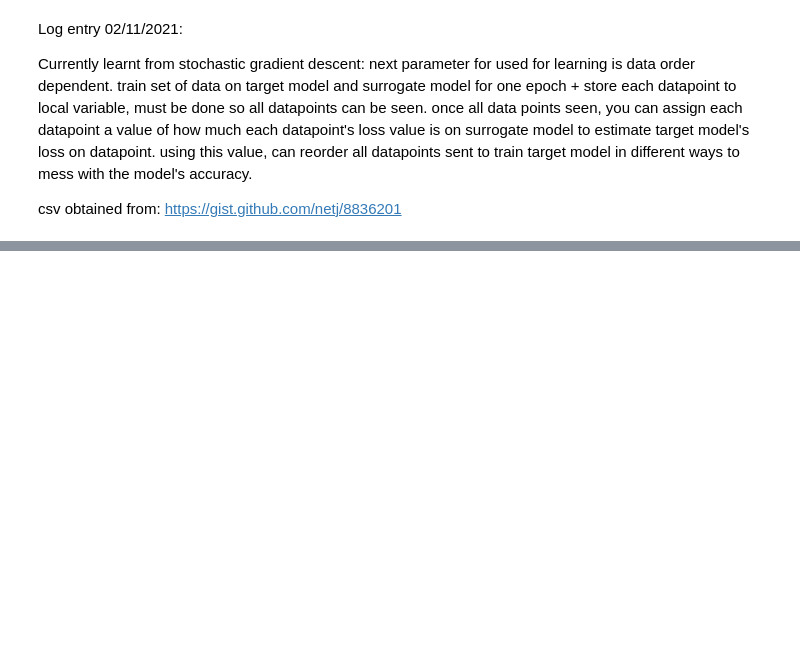
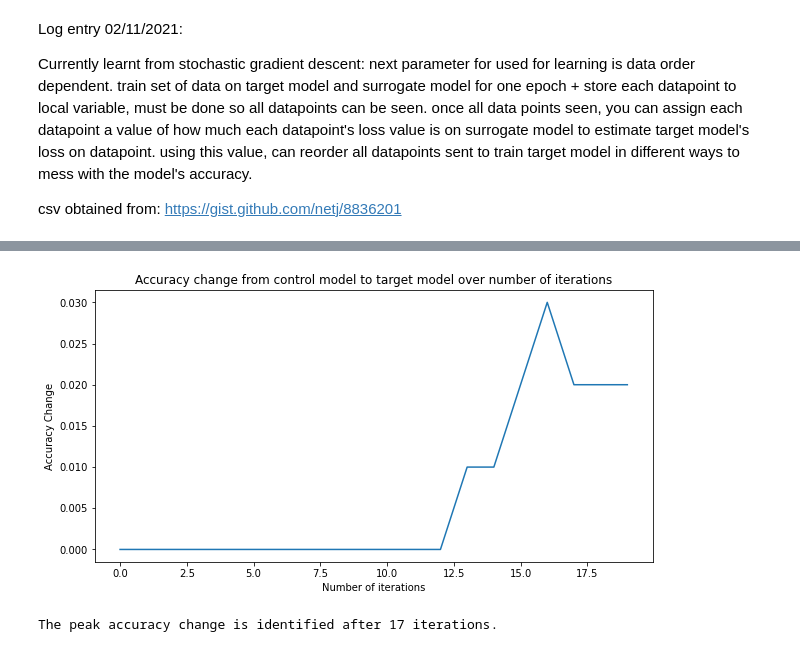
Before and after one commit to Shahiriyo/CS310-DataPoisoning-Project, a Jupyter notebook: DataOrderingSGD.ipynb, the cells around one changed output, grey strips where cells are left out. Saved outputs shown, nothing was run; the diff lists cells and outputs as text; code cells hidden in the pictures; blank space fills up the shorter version.

```diff
--- a/DataOrderingSGD.ipynb
+++ b/DataOrderingSGD.ipynb
@@ -125,0 +277,12 @@ Average change in approximation error from target model to prediction model:  3.
+# %%
+
+plt.plot(range(NUM_ITER), accuracies)
+plt.xlabel('Number of iterations')
+plt.ylabel('Accuracy Change')
+plt.title('Accuracy change from control model to target model over number of iterations')
+plt.gcf().set_size_inches(10, 5)
+plt.show()
+print("The peak accuracy change is identified after " + str(np.argmax(accuracies) + 1) + " iterations.")
+# %% [output]
+[figure, added]
+The peak accuracy change is identified after 17 iterations.
```
Also changed, not shown: parts of 2 cells of this notebook, 1 other file.
